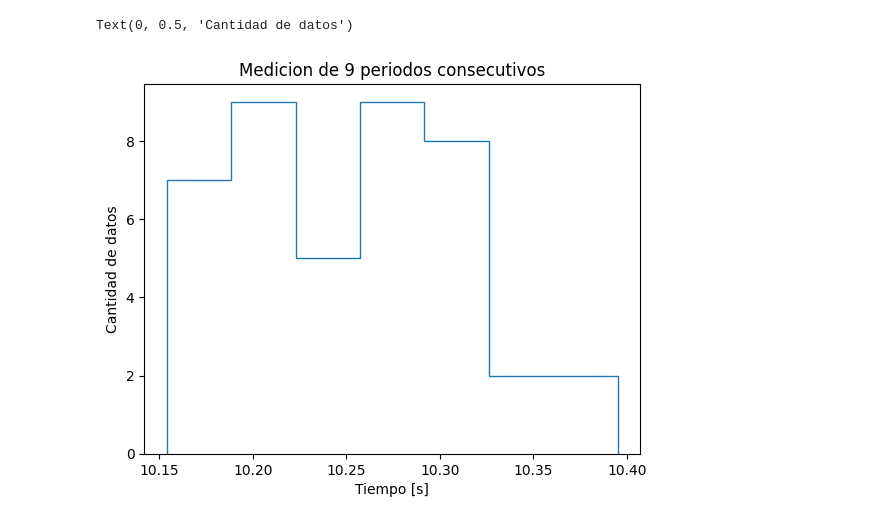
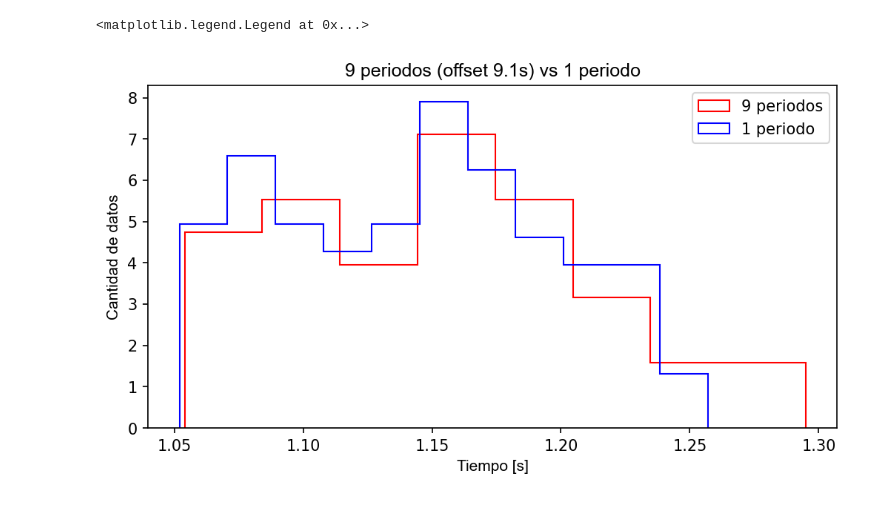
Before and after one commit to juliansjk/labo1-clase2, a Jupyter notebook: Clase_2.ipynb, the cells around one changed output. Drawn from its saved outputs; the diff is of its cells as text; code cells hidden in the pictures.

```diff
--- a/Clase_2.ipynb
+++ b/Clase_2.ipynb
@@ -41,16 +54,25 @@ Text(0, 0.5, 'Cantidad de datos')
-# %%
-datos_T_2 = np.loadtxt("9periodos.txt",delimiter=" ", skiprows=1)
-
-datos_T_2cortados = datos_T_2[datos_T_2 > 10.10]
-datos_T_2cortados = datos_T_2cortados[datos_T_2cortados < 10.4]
-
-plt.hist(datos_T_2cortados, bins="auto", histtype="step")
-plt.title("Medicion de 9 periodos consecutivos")
-plt.xlabel("Tiempo [s]")
-plt.ylabel("Cantidad de datos")
-# %% [output]
-Text(0, 0.5, 'Cantidad de datos')
-[figure, removed]
+# %%
+data_9p = np.loadtxt("9periodos.txt",delimiter=" ", skiprows=1)
+
+data_9p_cut = data_9p[data_9p > 10.10]
+data_9p_cut = data_9p_cut[data_9p_cut < 10.4]
+
+data_9p_cut_offset = []
+
+for x in data_9p_cut:
+    data_9p_cut_offset.append(x-9.1)
+
+plt.figure(figsize=(8,4),dpi=150)
+plt.hist(data_9p_cut_offset, bins=8, histtype="step", density=True, color='r', label="9 periodos")
+plt.hist(datos_cortados, bins=11, histtype="step", density=True, color="b", label="1 periodo")
+
+plt.title("9 periodos (offset 9.1s) vs 1 periodo",fontdict={'fontname':'Arial', 'fontsize':12})
+plt.ylabel("Cantidad de datos" ,fontdict={'fontname':'Arial'})
+plt.xlabel("Tiempo [s]" ,fontdict={'fontname':'Arial'})
+plt.legend()
+# %% [output]
+<matplotlib.legend.Legend at 0x...>
+[figure, added]
 # %%
 rawData = np.loadtxt('tiempoRespuesta.txt', skiprows=1)
 newData = []
```
Also changed, not shown: parts of 3 cells of this notebook.
